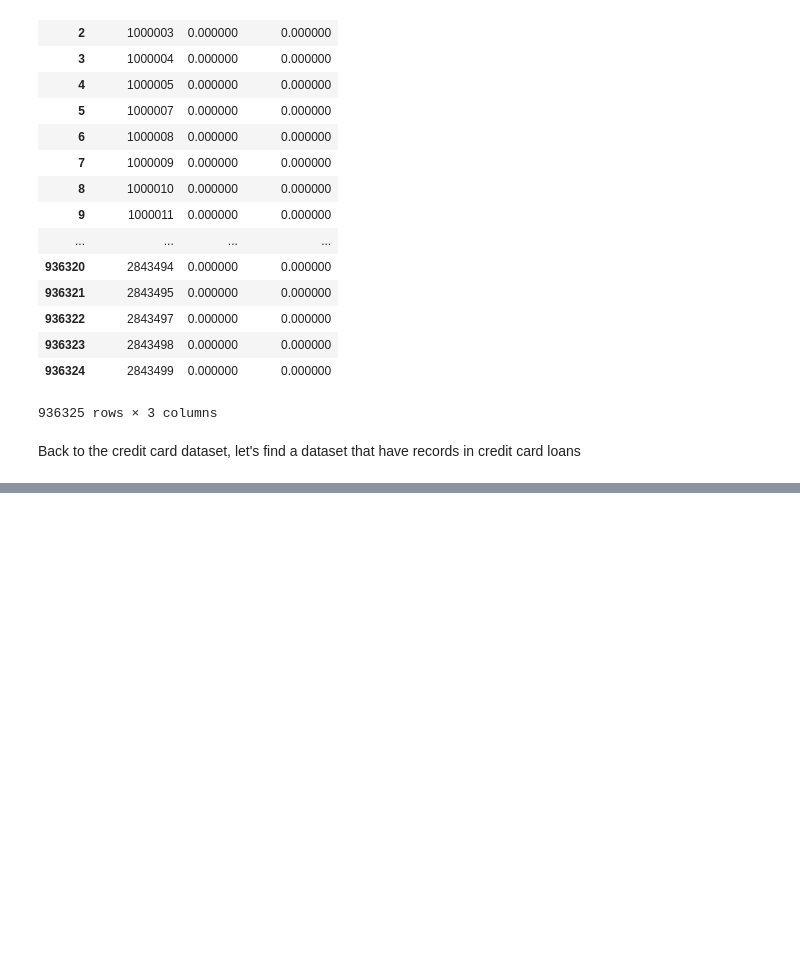
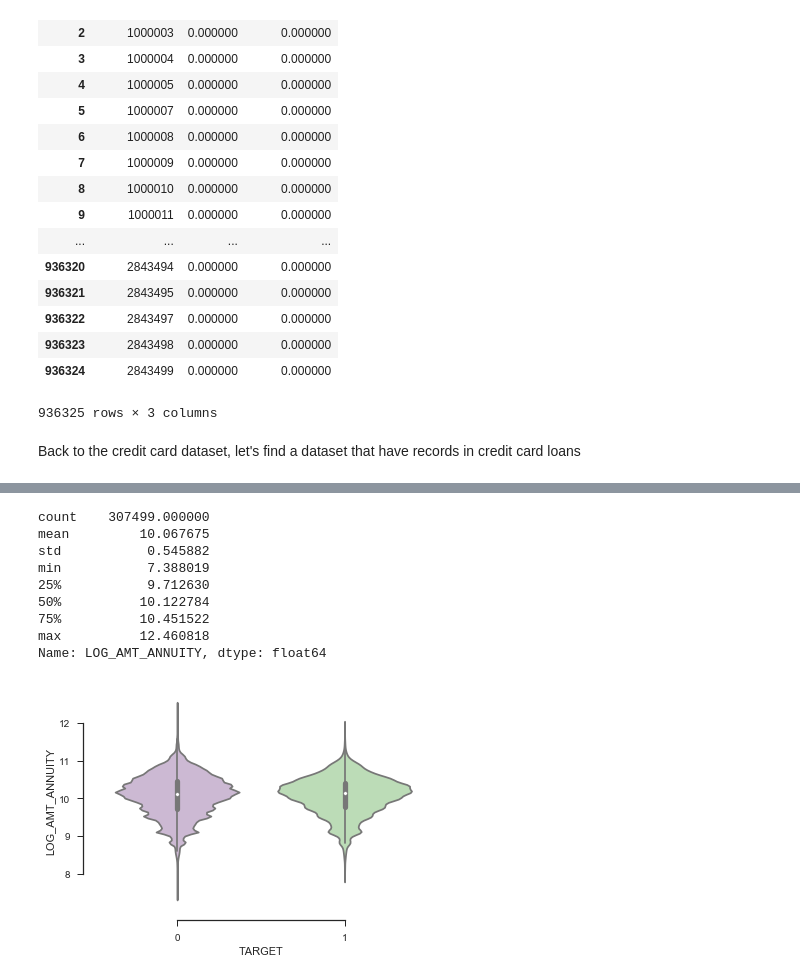
Before and after one commit to RLWH/Kaggle, a Jupyter notebook: Home Credit Group/Exploration.ipynb, the cells around one changed output, grey strips where cells are left out. Cells and saved outputs as stored; diff of their text form; code cells hidden in the pictures; blank space fills up the shorter version.

```diff
--- a/Home Credit Group/Exploration.ipynb
+++ b/Home Credit Group/Exploration.ipynb
@@ -768,0 +855,17 @@ Back to the credit card dataset, let's find a dataset that have records in credi
+# %%
+# Boxplot of AMT_ANNUITY
+sns.violinplot(x="TARGET", y="LOG_AMT_ANNUITY", data=train_dataset_transformed, palette="PRGn")
+sns.despine(offset=10, trim=True)
+
+train_dataset_transformed.LOG_AMT_ANNUITY.describe()
+# %% [output]
+count    307499.000000
+mean         10.067675
+std           0.545882
+min           7.388019
+25%           9.712630
+50%          10.122784
+75%          10.451522
+max          12.460818
+Name: LOG_AMT_ANNUITY, dtype: float64
+[figure, added]
```
Also changed, not shown: parts of 26 cells of this notebook.
